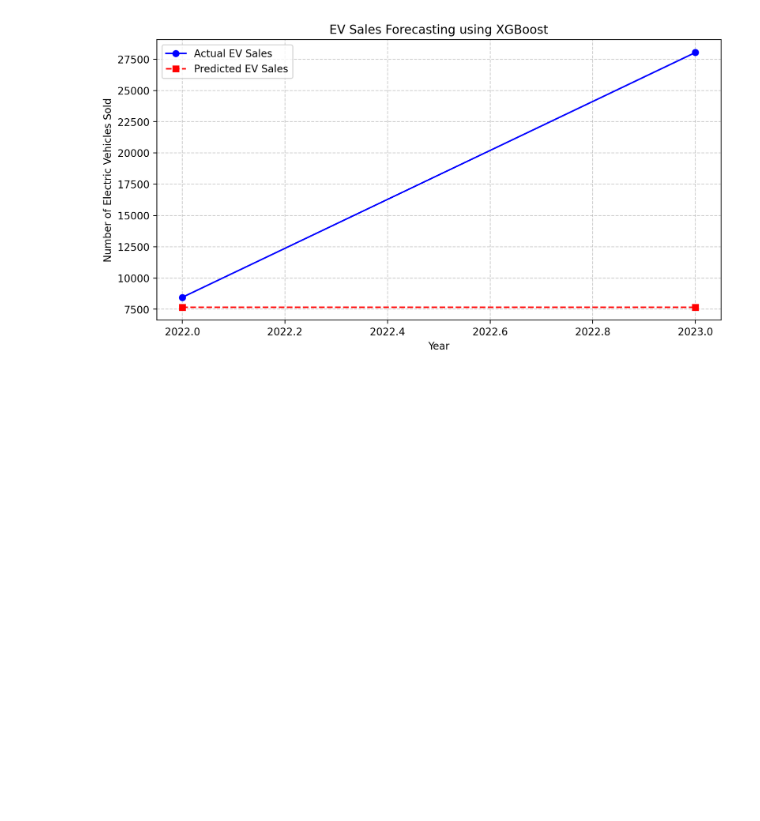
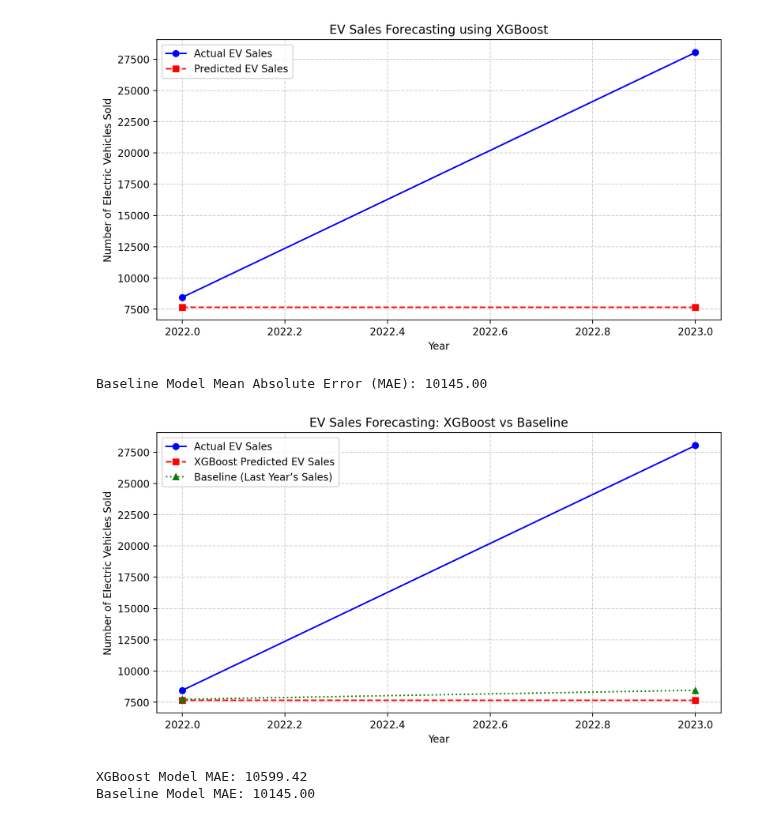
Before and after one commit to DylanHaaz/Tryhard, a Jupyter notebook: Model.ipynb, the cells around one changed output. Cells and saved outputs as stored; diff of their text form; code cells hidden in the pictures; blank space fills up the shorter version.

```diff
--- a/Model.ipynb
+++ b/Model.ipynb
@@ -194,3 +194,32 @@ plt.show()
 # %% [output]
 Mean Absolute Error (MAE): 10599.42
 [figure]
+# %%
+# Step 1: Implement a Baseline Model (Persistence Model - Using Last Year's Sales)
+y_pred_baseline = test['ev_sales_lag1'].values  # Use last year's EV sales as prediction
+
+# Step 2: Evaluate the Baseline Model
+mae_baseline = mean_absolute_error(y_test, y_pred_baseline)
+print(f"Baseline Model Mean Absolute Error (MAE): {mae_baseline:.2f}")
+
+# Step 3: Compare XGBoost vs Baseline
+plt.figure(figsize=(10, 5))
+plt.plot(test['Year'], y_test, label='Actual EV Sales', marker='o', color='blue')
+plt.plot(test['Year'], y_pred, label='XGBoost Predicted EV Sales', marker='s', linestyle='dashed', color='red')
+plt.plot(test['Year'], y_pred_baseline, label='Baseline (Last Year’s Sales)', marker='^', linestyle='dotted', color='green')
+
+plt.xlabel('Year')
+plt.ylabel('Number of Electric Vehicles Sold')
+plt.legend()
+plt.title('EV Sales Forecasting: XGBoost vs Baseline')
+plt.grid(True, linestyle="--", alpha=0.6)
+plt.show()
+
+# Print comparison of MAE scores
+print(f"XGBoost Model MAE: {mae:.2f}")
+print(f"Baseline Model MAE: {mae_baseline:.2f}")
+# %% [output]
+Baseline Model Mean Absolute Error (MAE): 10145.00
+[figure, added]
+XGBoost Model MAE: 10599.42
+Baseline Model MAE: 10145.00
```
Also changed, not shown: 2 other files.
